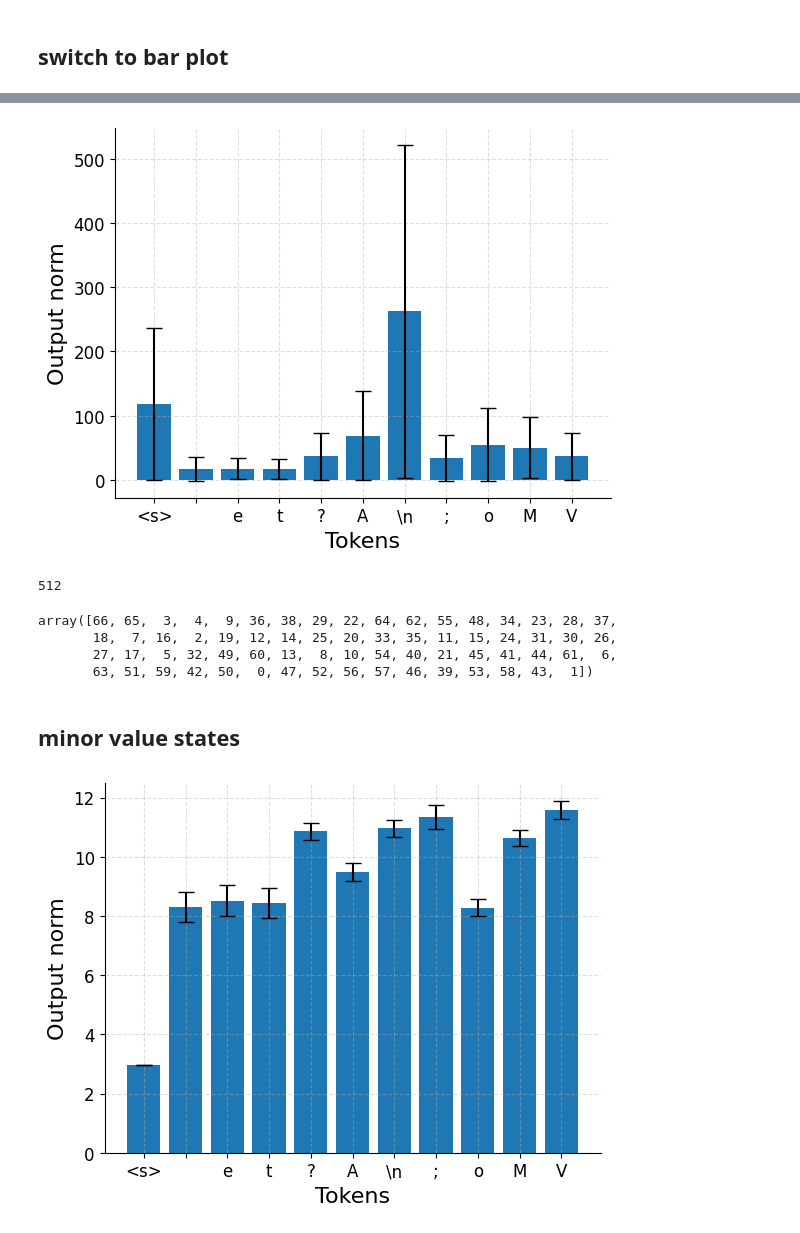
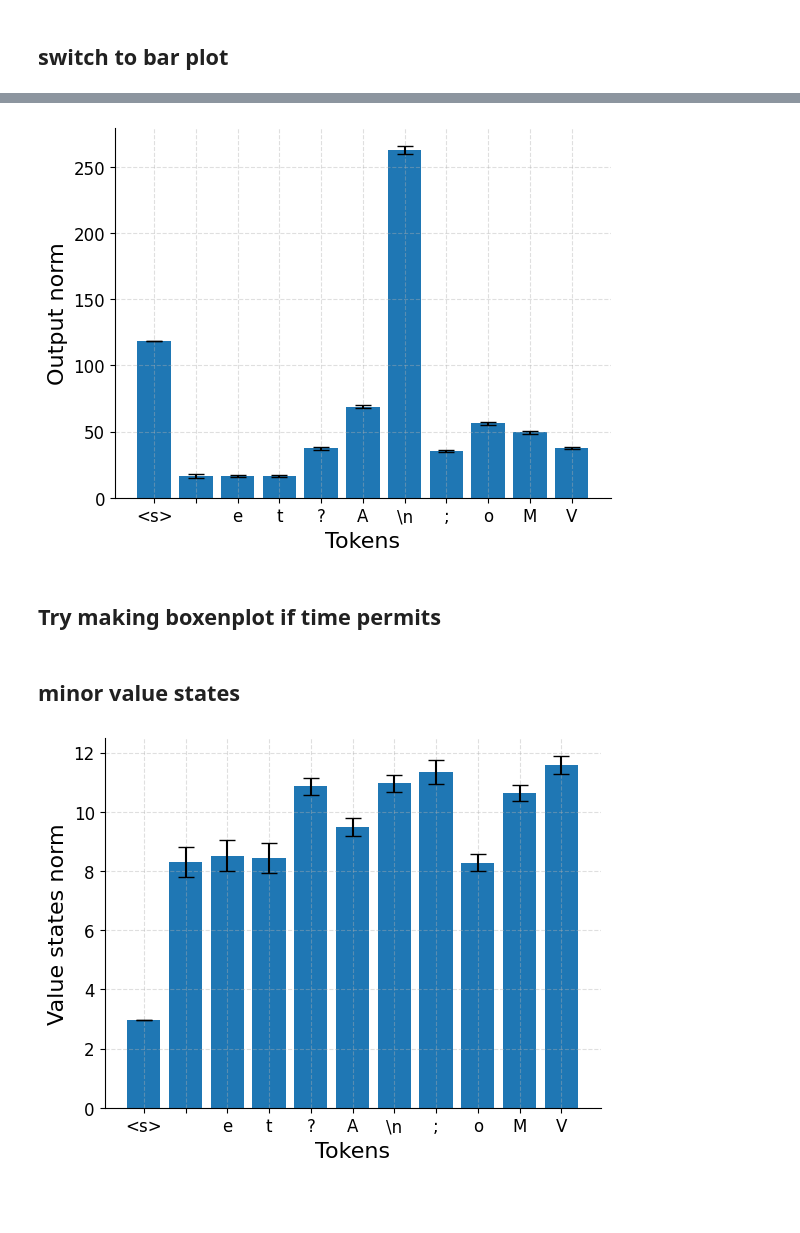
Before and after one commit to GuoTianYu2000/transformer-birth, a Jupyter notebook: plot_final.ipynb, the cells around one changed output, grey strips where cells are left out. Saved outputs shown, nothing was run; the diff lists cells and outputs as text; code cells hidden in the pictures; blank space fills up the shorter version.

```diff
--- a/plot_final.ipynb
+++ b/plot_final.ipynb
@@ -188,29 +190,32 @@ for layer_idx in range(3):
     for batch in range(x.shape[0]):
         for id in range(x.shape[1]):
             norm_dict_list[layer_idx][x[batch, id].item()].append(all_norms[layer_idx, batch, id].item())
-# for layer_idx in range(3):
-#     for key, value in norm_dict_list[layer_idx].items():
-#         norm_dict_list[layer_idx][key] = (np.mean(value), np.std(value))
+means_list = [dict() for _ in range(3)]
+sds_list = [dict() for _ in range(3)]
+
+for layer_idx in range(3):
+    for key, value in norm_dict_list[layer_idx].items():
+        means_list[layer_idx][key], sds_list[layer_idx][key] = np.mean(value), np.std(value)
 # %%
 select_seq = [65, 1, 43, 58, 12, 13, 0, 11, 53, 25, 34]
 text = ds.decode(select_seq)
 text[0] = '<s>'
 text[6] = r'\n'
-select_norms = np.array([norm_dict_list[1][key][0] for key in select_seq])
-select_stds = np.array([norm_dict_list[1][key][1] for key in select_seq])
+select_norms = np.array([means_list[1][key] for key in select_seq])
+select_stds = np.array([sds_list[1][key] for key in select_seq])
 
 fig, ax = plt.subplots()
 ax.bar(text, select_norms, yerr=select_stds, capsize=6)
 
 ax.grid(alpha=0.4, linestyle='--')
 # change legend location to top left raised above plot
 # ax.ticklabel_format(axis='y', style='sci', scilimits=(0,0))
 # ax.set_xticks(range(16), text, fontsize=12)
 ax.tick_params(labelsize=12)
 ax.set_ylabel("Output norm", fontsize=16)
 ax.set_xlabel("Tokens", fontsize=16)
 ax.spines['top'].set_visible(False)
 ax.spines['right'].set_visible(False)
-plt.savefig(os.path.join(fn, 'dormant_copy_L3_minor.pdf'), bbox_inches='tight', dpi=150)
+plt.savefig(os.path.join(fn, 'dormant_copy_L3_massive.pdf'), bbox_inches='tight', dpi=150)
 # %% [output]
-[figure, old version]
+[figure, new version]
@@ -224,12 +222,3 @@ sample_size = np.min([len(select_norms[idx]) for idx in range(len(select_seq))])
-# %%
-len(norm_dict_list[1][65])
-# %% [output]
-512
-# %%
-ds.marginal.argsort()
-# %% [output]
-array([66, 65,  3,  4,  9, 36, 38, 29, 22, 64, 62, 55, 48, 34, 23, 28, 37,
-       18,  7, 16,  2, 19, 12, 14, 25, 20, 33, 35, 11, 15, 24, 31, 30, 26,
-       27, 17,  5, 32, 49, 60, 13,  8, 10, 54, 40, 21, 45, 41, 44, 61,  6,
-       63, 51, 59, 42, 50,  0, 47, 52, 56, 57, 46, 39, 53, 58, 43,  1])
+# %% [markdown]
+## Try making boxenplot if time permits
 # %%
@@ -273,8 +270,8 @@ select_seq = [65, 1, 43, 58, 12, 13, 0, 11, 53, 25, 34]
 text = ds.decode(select_seq)
 text[0] = '<s>'
 text[6] = r'\n'
-select_norms = np.array([norm_dict_list[1][key][0] for key in select_seq])
-select_stds = np.array([norm_dict_list[1][key][1] for key in select_seq])
+select_norms = np.array([means_list[1][key] for key in select_seq])
+select_stds = np.array([sds_list[1][key] for key in select_seq])
 
 fig, ax = plt.subplots()
 ax.bar(text, select_norms, yerr=select_stds, capsize=6)
@@ -284,10 +281,10 @@ ax.grid(alpha=0.4, linestyle='--')
 # ax.ticklabel_format(axis='y', style='sci', scilimits=(0,0))
 # ax.set_xticks(range(16), text, fontsize=12)
 ax.tick_params(labelsize=12)
-ax.set_ylabel("Output norm", fontsize=16)
+ax.set_ylabel("Value states norm", fontsize=16)
 ax.set_xlabel("Tokens", fontsize=16)
 ax.spines['top'].set_visible(False)
 ax.spines['right'].set_visible(False)
 plt.savefig(os.path.join(fn, 'dormant_copy_L3_value.pdf'), bbox_inches='tight', dpi=150)
 # %% [output]
-[figure, old version]
+[figure, new version]
```
Also changed, not shown: parts of 7 cells of this notebook, 7 other files.
